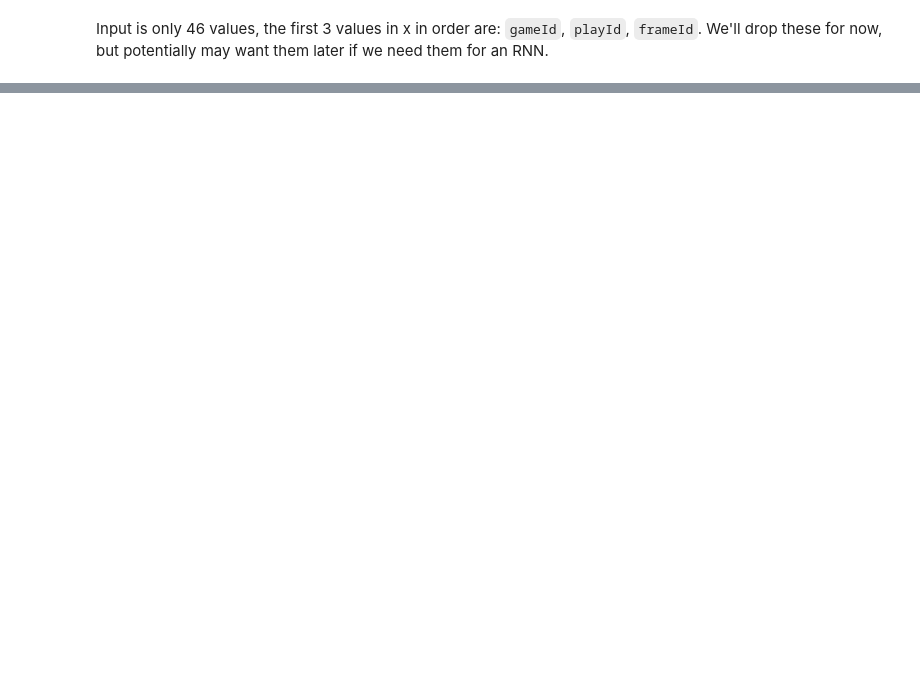
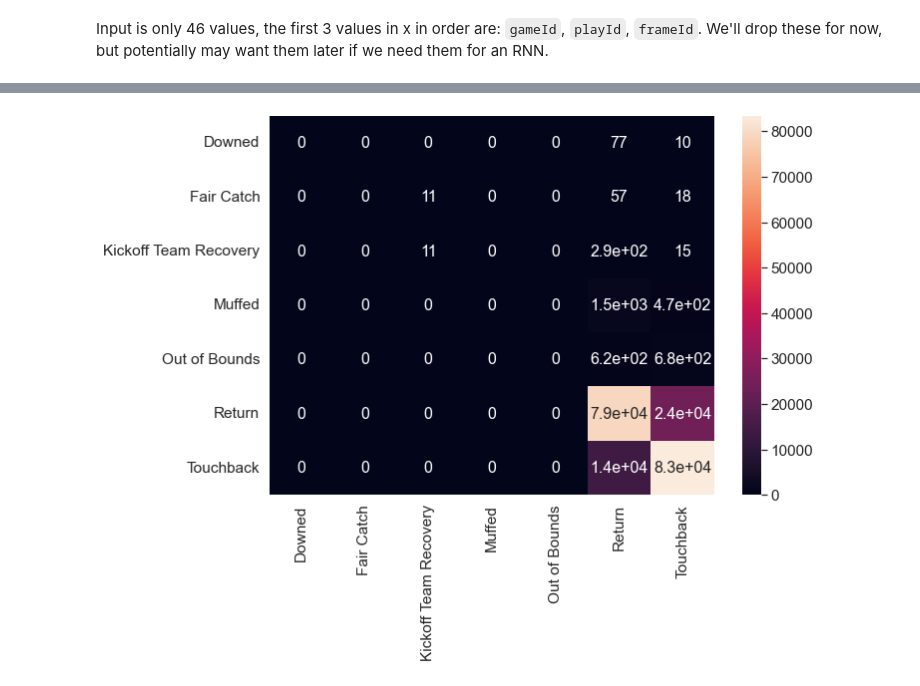
Before and after one commit to icowen/big-data-bowl-2022, a Jupyter notebook: model.ipynb, the cells around one changed output, grey strips where cells are left out. Saved outputs shown, nothing was run; the diff lists cells and outputs as text; code cells hidden in the pictures; blank space fills up the shorter version.

Commit message:
Model works good enough for now. Need to still add Markdown

```diff
--- a/model.ipynb
+++ b/model.ipynb
@@ -228,15 +233,14 @@ Done in: 2.333343982696533
 (618098, 7)
 [0. 0. 0. 0. 0. 0. 1.]
 # %%
-# x_train, x_test, y_train, y_test = train_test_split(x, y, test_size=0.33, random_state=1)
+x_train, x_test, y_train, y_test = train_test_split(x, y, test_size=0.33, random_state=1)
 # %%
 num_input_nodes = x.shape[1]
 num_hidden_nodes = x.shape[1] * 2
 num_output_nodes = y.shape[1]
 
-def baseline_model():
-    model = Sequential()
-    model.add(Dense(num_hidden_nodes, input_dim=num_input_nodes, activation='relu'))
-    model.add(Dense(num_output_nodes, activation='softmax'))
-    model.compile(loss='categorical_crossentropy', optimizer='adam', metrics=['accuracy'])
-    return model
+model = Sequential()
+model.add(Dense(num_hidden_nodes, input_dim=num_input_nodes, activation='relu'))
+model.add(Dense(num_output_nodes, activation='softmax'))
+model.compile(loss='categorical_crossentropy', optimizer='adam', metrics=['accuracy'])
+model.fit(x_train, y_train, epochs=3, verbose=1)
@@ -249,0 +264,4 @@ NameError: name 'KerasClassifier' is not defined
+# %%
+y_pred = model.predict(x_test)
+for pred, actual in zip(y_pred[:10], y_test[:10]):
+	print(f'Pred: {pred}; Actual: {actual}')
@@ -249,0 +289,11 @@ NameError: name 'KerasClassifier' is not defined
+# %%
+matrix = confusion_matrix(y_test.argmax(axis=1), y_pred.argmax(axis=1))
+df_cm = pd.DataFrame(matrix, output_cols, output_cols)
+
+plt.figure(figsize=(10,7))
+sn.set(font_scale=1.4)
+sn.heatmap(df_cm, annot=True, annot_kws={"size": 16})
+
+plt.show()
+# %% [output]
+[figure, added]
```
Also changed, not shown: parts of 18 cells of this notebook, 3 other files.
